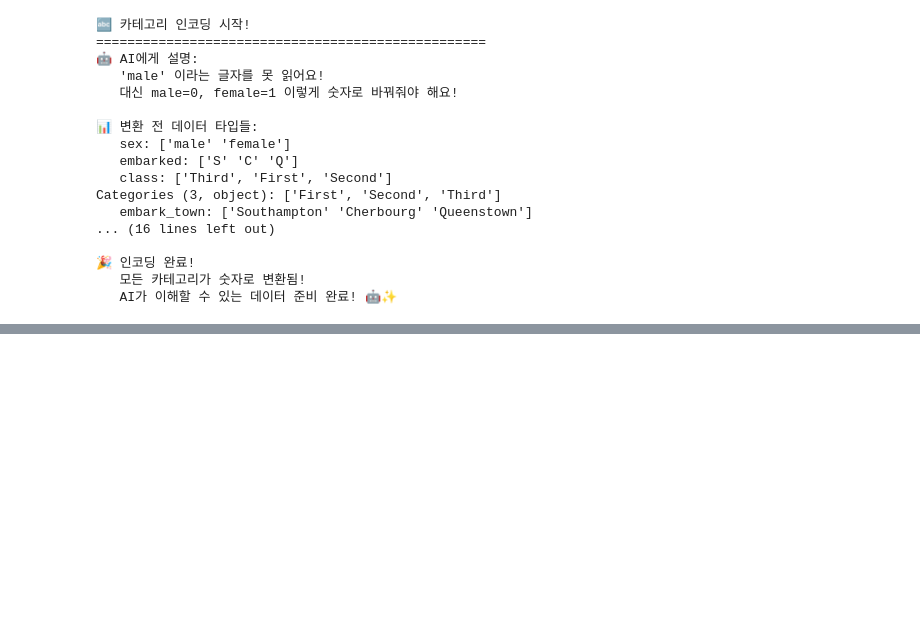
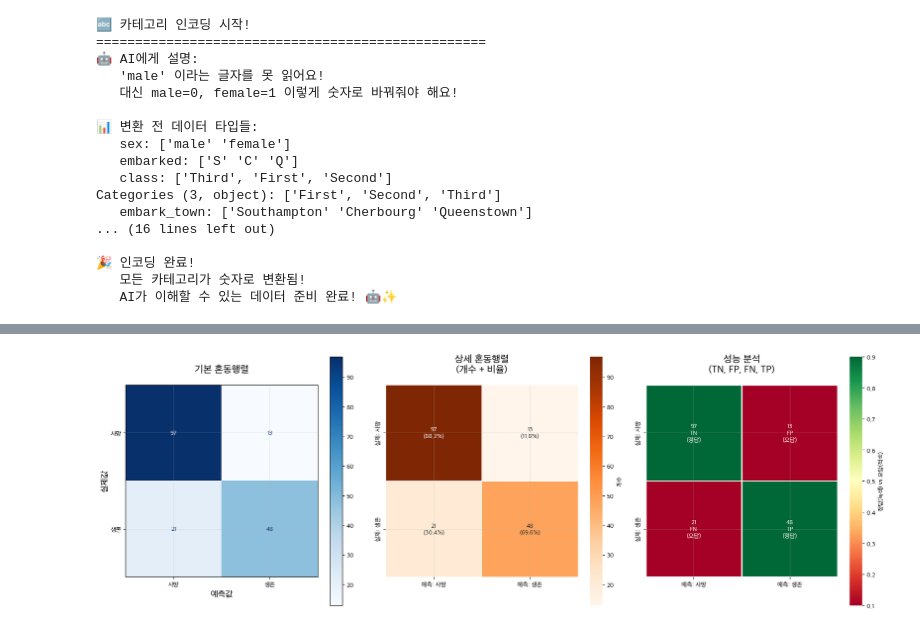
Before and after one commit to POcodingWER/python, a Jupyter notebook: phase1/week3-4_ai_basics/06_titanic_project.ipynb, the cells around one changed output, grey strips where cells are left out. Saved outputs shown, nothing was run; the diff lists cells and outputs as text; code cells hidden in the pictures; blank space fills up the shorter version.

```diff
--- a/phase1/week3-4_ai_basics/06_titanic_project.ipynb
+++ b/phase1/week3-4_ai_basics/06_titanic_project.ipynb
@@ -535,0 +944,98 @@ Categories (3, object): ['First', 'Second', 'Third']
+# %%
+# 🤖 Step 4-3: 모델 성능 비교 및 평가
+print("🏆 모델 성능 비교 및 평가")
+print("="*50)
+
+# 성능 비교 테이블
+models = {
+    'Decision Tree 🌳': {'accuracy': dt_accuracy, 'predictions': dt_pred},
+    'Random Forest 🌲': {'accuracy': rf_accuracy, 'predictions': rf_pred},
+    'Logistic Regression 📈': {'accuracy': lr_accuracy, 'predictions': lr_pred}
+}
+
+print("📊 모델별 정확도 순위:")
+sorted_models = sorted(models.items(), key=lambda x: x[1]['accuracy'], reverse=True)
+
+for i, (name, metrics) in enumerate(sorted_models, 1):
+    print(f"   {i}위. {name}: {metrics['accuracy']:.4f} ({metrics['accuracy']*100:.1f}%)")
+
+# 최고 성능 모델 선택
+best_model_name = sorted_models[0][0]
+best_accuracy = sorted_models[0][1]['accuracy']
+best_predictions = sorted_models[0][1]['predictions']
+
+print(f"\n🥇 최고 성능 모델: {best_model_name}")
+print(f"   정확도: {best_accuracy:.4f} ({best_accuracy*100:.1f}%)")
+
+# 혼동행렬 생성 및 시각화
+print(f"\n📋 {best_model_name} 혼동행렬:")
+cm = confusion_matrix(y_test, best_predictions)
+
+# 기본 텍스트 혼동행렬
+print("    예측")
+print("     0   1")
+print(f"실제 0 {cm[0,0]:3d} {cm[0,1]:3d}")
+print(f"     1 {cm[1,0]:3d} {cm[1,1]:3d}")
+
+# 3가지 스타일의 시각화
+print(f"\n🎨 혼동행렬 시각화 (3가지 스타일)")
+plt.figure(figsize=(18, 6))
+
+# 1. 기본 혼동행렬 (sklearn)
+plt.subplot(1, 3, 1)
+disp = ConfusionMatrixDisplay(confusion_matrix=cm, display_labels=['사망', '생존'])
+disp.plot(ax=plt.gca(), cmap='Blues', values_format='d')
+plt.title('기본 혼동행렬', fontsize=16, pad=20)
+plt.xlabel('예측값', fontsize=14)
+plt.ylabel('실제값', fontsize=14)
+
+# 2. 비율 포함 히트맵 (seaborn)
+plt.subplot(1, 3, 2)
+cm_percent = cm.astype('float') / cm.sum(axis=1)[:, np.newaxis] * 100
+annot_text = np.array([[f'{cm[i,j]}\n({cm_percent[i,j]:.1f}%)' for j in range(cm.shape[1])] for i in range(cm.shape[0])])
+
+import seaborn as sns
+sns.heatmap(cm, annot=annot_text, fmt='', cmap='Oranges',
+           xticklabels=['예측: 사망', '예측: 생존'],
+           yticklabels=['실제: 사망', '실제: 생존'],
+           cbar_kws={'label': '개수'},
+           square=True, linewidths=0.5)
+plt.title('상세 혼동행렬\n(개수 + 비율)', fontsize=16, pad=20)
+
+# 3. 성능 분석 히트맵
+plt.subplot(1, 3, 3)
+labels = np.array([['TN\n(정답)', 'FP\n(오답)'], ['FN\n(오답)', 'TP\n(정답)']])
+values = np.array([[f'{cm[i,j]}' for j in range(cm.shape[1])] for i in range(cm.shape[0])])
+combined = np.array([[f'{values[i,j]}\n{labels[i,j]}' for j in range(cm.shape[1])] for i in range(cm.shape[0])])
+
+# 정답은 초록, 오답은 빨강
+colors = np.array([[0.9, 0.1], [0.1, 0.9]])
+sns.heatmap(colors, annot=combined, fmt='', cmap='RdYlGn',
+           xticklabels=['예측: 사망', '예측: 생존'],
+           yticklabels=['실제: 사망', '실제: 생존'],
+           cbar_kws={'label': '정답(녹색) vs 오답(적색)'},
+           square=True, linewidths=1, linecolor='white')
+plt.title('성능 분석\n(TN, FP, FN, TP)', fontsize=16, pad=20)
+
+plt.tight_layout()
+plt.show()
+
+# 상세 분류 리포트
+print(f"\n📈 {best_model_name} 상세 성능:")
+report = classification_report(y_test, best_predictions, target_names=['사망', '생존'])
+print(report)
+
+# 실제 vs 예측 비교 샘플
+print(f"\n👀 예측 결과 샘플 (처음 10명):")
+print("실제 | 예측 | 맞음?")
+print("-" * 20)
+for i in range(min(10, len(y_test))):
+    actual = y_test.iloc[i]
+    predicted = best_predictions[i]
+    correct = "✅" if actual == predicted else "❌"
+    actual_label = "생존" if actual == 1 else "사망"
+    pred_label = "생존" if predicted == 1 else "사망"
+    print(f" {actual_label} |  {pred_label} |  {correct}")
+
+print(f"\n🎉 모델 평가 완료!")
+# %% [output]
@@ -535,0 +1059 @@ Categories (3, object): ['First', 'Second', 'Third']
+[figure, added]
```
Also changed, not shown: parts of 15 cells of this notebook.
